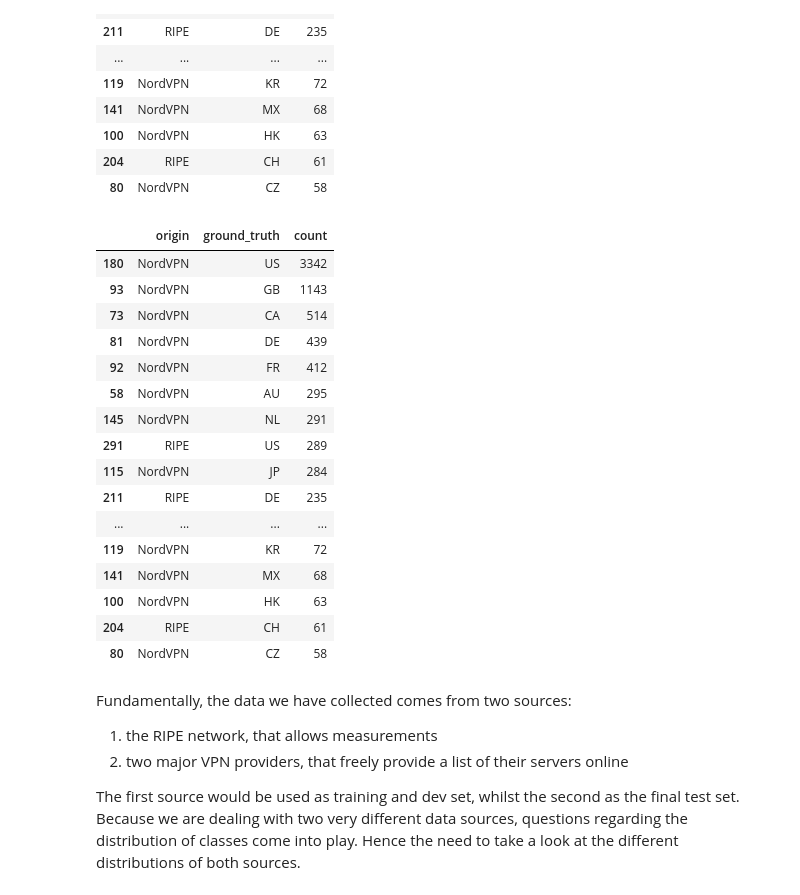
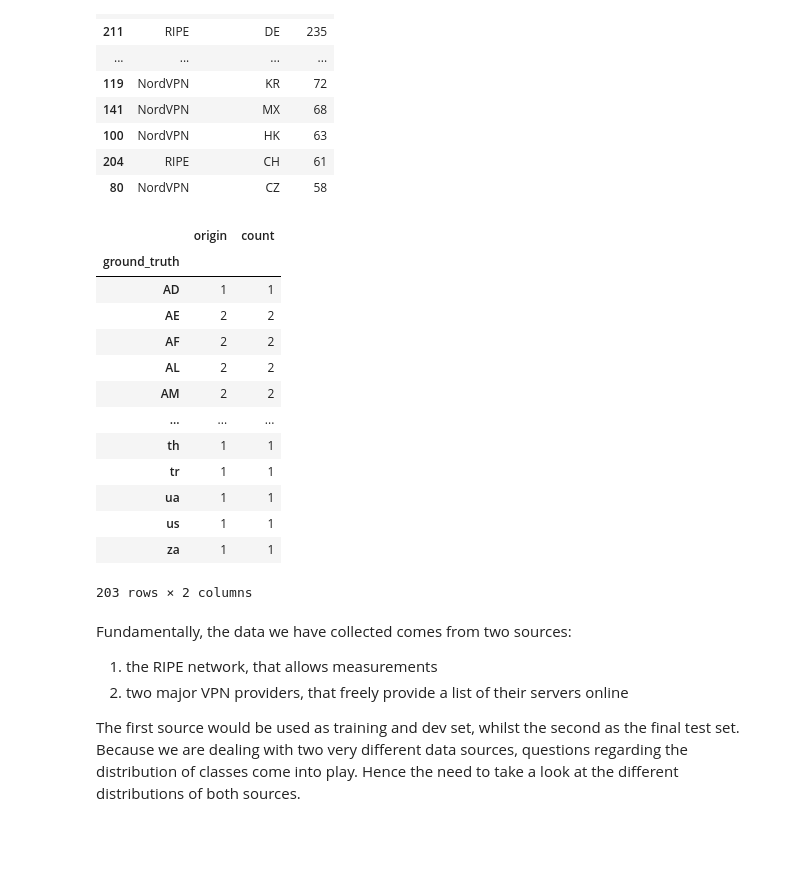
Before and after one commit to rtafurthgarcia/COM763-Assignment, a Jupyter notebook: preparation.ipynb, the cells around one changed output. Cells and saved outputs as stored; diff of their text form; code cells hidden in the pictures; blank space fills up the shorter version.

```diff
--- a/preparation.ipynb
+++ b/preparation.ipynb
@@ -76,44 +76,41 @@ counts.head(30)
 # %%
 from pandas import DataFrame
 from sklearn.compose import ColumnTransformer
 import sklearn
 from sklearn.preprocessing import FunctionTransformer
 
 # to render all estimators as interactive diagrams
 sklearn.set_config(display="diagram")
 
 def upper_series(X):
     # X is a DataFrame with one column
     return X.iloc[:,0].str.upper().to_frame()
 
 nb_preprocessing = ColumnTransformer([
     ("upperisation", FunctionTransformer(upper_series), ["ground_truth"])
 ], remainder='passthrough')
 
 measurements.values[:] = nb_preprocessing.fit_transform(measurements)
 
 counts = measurements.groupby(['origin', 'ground_truth']).size().reset_index(name='count')
 counts.sort_values('count', ascending=False, inplace=True)
 
-counts.head(30)
+counts.groupby("ground_truth").count()
 # %% [output]
-|  | origin | ground_truth | count |
-| 180 | NordVPN | US | 3342 |
-| 93 | NordVPN | GB | 1143 |
-| 73 | NordVPN | CA | 514 |
-| 81 | NordVPN | DE | 439 |
-| 92 | NordVPN | FR | 412 |
-| 58 | NordVPN | AU | 295 |
-| 145 | NordVPN | NL | 291 |
-| 291 | RIPE | US | 289 |
-| 115 | NordVPN | JP | 284 |
-| 211 | RIPE | DE | 235 |
-| ... | ... | ... | ... |
-| 119 | NordVPN | KR | 72 |
-| 141 | NordVPN | MX | 68 |
-| 100 | NordVPN | HK | 63 |
-| 204 | RIPE | CH | 61 |
-| 80 | NordVPN | CZ | 58 |
+|  | origin | count |
+| ground_truth |  |  |
+| AD | 1 | 1 |
+| AE | 2 | 2 |
+| AF | 2 | 2 |
+| AL | 2 | 2 |
+| AM | 2 | 2 |
+| ... | ... | ... |
+| th | 1 | 1 |
+| tr | 1 | 1 |
+| ua | 1 | 1 |
+| us | 1 | 1 |
+| za | 1 | 1 |
+203 rows × 2 columns
 # %% [markdown]
 Fundamentally, the data we have collected comes from two sources:
 1) the RIPE network, that allows measurements
```
Also changed, not shown: parts of 2 cells of this notebook, 3 other files.
